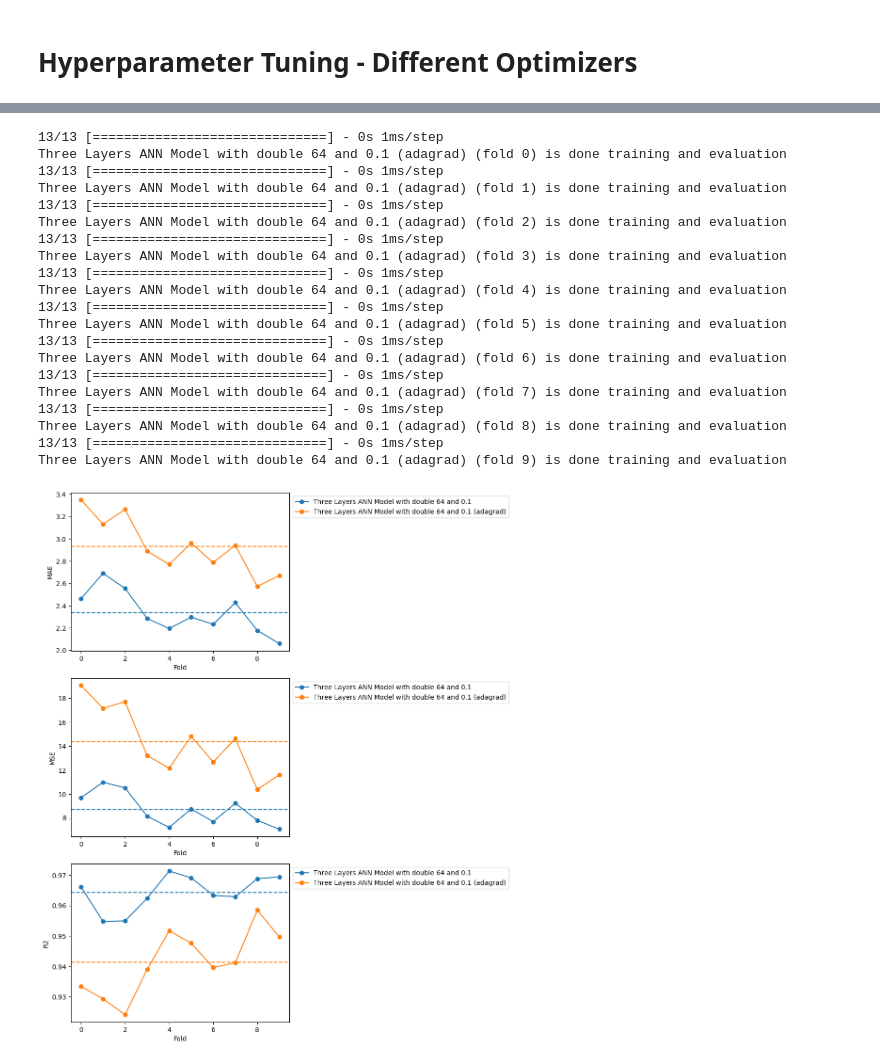
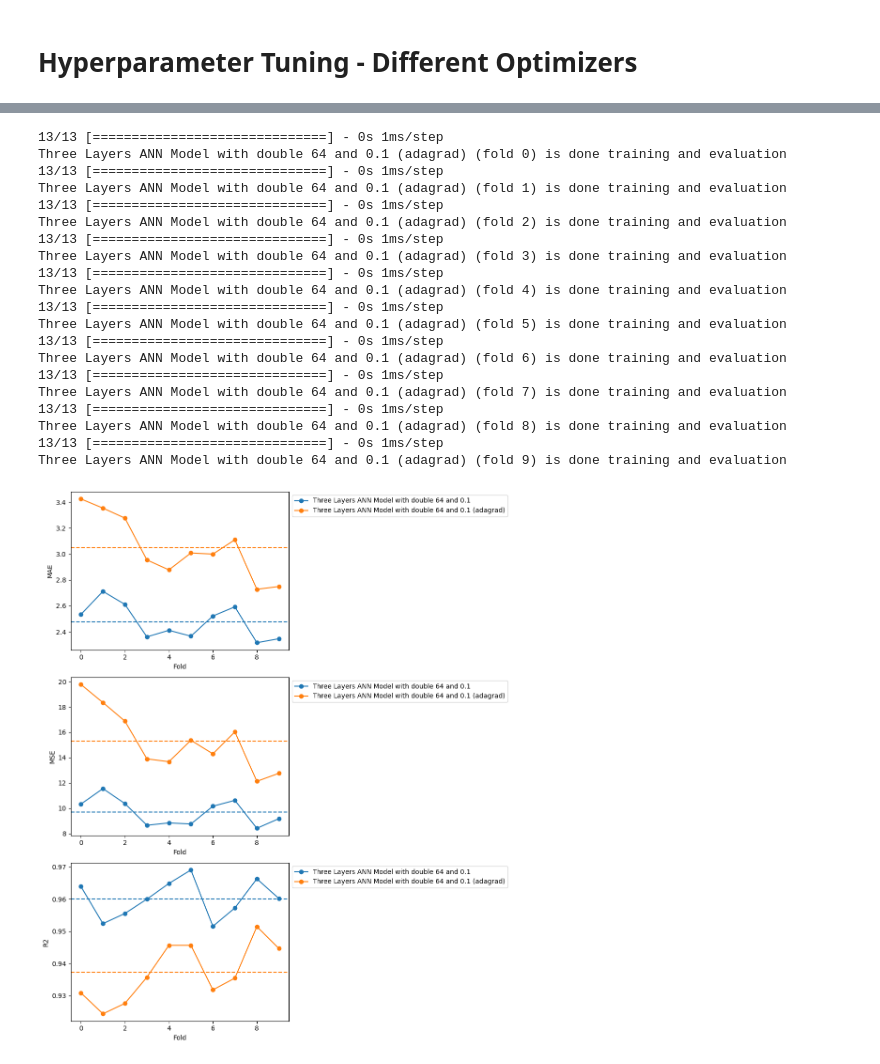
Before and after one commit to jonaslwq/dsa4262_part1, a Jupyter notebook: ANN.ipynb, the cells around one changed output, grey strips where cells are left out. Drawn from its saved outputs; the diff is of its cells as text; code cells hidden in the pictures.

```diff
--- a/ANN.ipynb
+++ b/ANN.ipynb
@@ -249,8 +249,8 @@ results_df
 # %%
 model = Sequential()
-model.add(Dense(units=64, activation='relu', input_dim=35))
+model.add(Dense(units=64, activation='relu', input_dim=17))
 model.add(Dropout(0.1))
-model.add(Dense(units=64, activation='relu', input_dim=35))
+model.add(Dense(units=64, activation='relu'))
 model.add(Dropout(0.1))
 model.add(Dense(units=1, activation='linear'))
 model.compile(optimizer="adam", loss='mean_squared_error')
@@ -258,11 +258,11 @@ model.compile(optimizer="adam", loss='mean_squared_error')
 results_df = evaluate_model(model, "Three Layers ANN Model with double 64 and 0.1", results_df, full_features)
 
 model = Sequential()
-model.add(Dense(units=64, activation='relu', input_dim=35))
+model.add(Dense(units=64, activation='relu', input_dim=17))
 model.add(Dropout(0.3))
-model.add(Dense(units=64, activation='relu', input_dim=35))
+model.add(Dense(units=64, activation='relu'))
 model.add(Dropout(0.3))
-model.add(Dense(units=32, activation='relu', input_dim=35))
+model.add(Dense(units=32, activation='relu'))
 model.add(Dropout(0.3))
 model.add(Dense(units=1, activation='linear'))
 model.compile(optimizer="adam", loss='mean_squared_error')
@@ -270,11 +270,11 @@ model.compile(optimizer="adam", loss='mean_squared_error')
 results_df = evaluate_model(model, "Four Layers ANN Model with double 64 and 0.3", results_df, full_features)
 
 model = Sequential()
-model.add(Dense(units=64, activation='relu', input_dim=35))
+model.add(Dense(units=64, activation='relu', input_dim=17))
 model.add(Dropout(0.3))
-model.add(Dense(units=64, activation='relu', input_dim=35))
+model.add(Dense(units=64, activation='relu'))
 model.add(Dropout(0.3))
-model.add(Dense(units=64, activation='relu', input_dim=35))
+model.add(Dense(units=64, activation='relu'))
 model.add(Dropout(0.3))
 model.add(Dense(units=1, activation='linear'))
 model.compile(optimizer="adam", loss='mean_squared_error')
@@ -282,11 +282,11 @@ model.compile(optimizer="adam", loss='mean_squared_error')
 results_df = evaluate_model(model, "Four Layers ANN Model with triple 64 and 0.3", results_df, full_features)
 
 model = Sequential()
-model.add(Dense(units=64, activation='relu', input_dim=35))
+model.add(Dense(units=64, activation='relu', input_dim=17))
 model.add(Dropout(0.5))
-model.add(Dense(units=64, activation='relu', input_dim=35))
+model.add(Dense(units=64, activation='relu'))
 model.add(Dropout(0.5))
-model.add(Dense(units=64, activation='relu', input_dim=35))
+model.add(Dense(units=64, activation='relu'))
 model.add(Dropout(0.5))
 model.add(Dense(units=1, activation='linear'))
 model.compile(optimizer="adam", loss='mean_squared_error')
@@ -327,10 +327,10 @@ from sklearn.preprocessing import StandardScaler, OneHotEncoder
 import pandas as pd
 
 # Define preprocessing steps for numerical and categorical features
-numeric_features = ['X1', 'X2', 'X3', 'X4', 'X5', 'X6']
+numeric_features = ['X1', 'X2', 'X3', 'X4', 'X5', 'X6','X10', 'X11']
 numeric_transformer = StandardScaler()
 
-categorical_features = ['X7', 'X8', 'X9', 'X10', 'X11', 'X12']
+categorical_features = ['X7', 'X8', 'X9', 'X12']
 categorical_transformer = OneHotEncoder(handle_unknown='ignore')
 
 # Apply transformations to numerical features
@@ -394,9 +394,9 @@ model_scores = {
 }
 
 model = Sequential()
-model.add(Dense(units=64, activation='relu', input_dim=35))
+model.add(Dense(units=64, activation='relu', input_dim=17))
 model.add(Dropout(0.1))
-model.add(Dense(units=64, activation='relu', input_dim=35))
+model.add(Dense(units=64, activation='relu'))
 model.add(Dropout(0.1))
 model.add(Dense(units=1, activation='linear'))
 model.compile(optimizer="adam", loss='mean_squared_error')
@@ -619,9 +619,9 @@ opt_model_scores = {
 }
 
 model = Sequential()
-model.add(Dense(units=64, activation='relu', input_dim=35))
+model.add(Dense(units=64, activation='relu', input_dim=17))
 model.add(Dropout(0.1))
-model.add(Dense(units=64, activation='relu', input_dim=35))
+model.add(Dense(units=64, activation='relu', input_dim=17))
 model.add(Dropout(0.1))
 model.add(Dense(units=1, activation='linear'))
 model.compile(optimizer="adam", loss='mean_squared_error')
@@ -655,36 +655,36 @@ print_model_scores(opt_model_scores)
 # %%
 model = Sequential()
-model.add(Dense(units=64, activation='relu', input_dim=35))
+model.add(Dense(units=64, activation='relu', input_dim=17))
 model.add(Dropout(0.1))
-model.add(Dense(units=64, activation='relu', input_dim=35))
+model.add(Dense(units=64, activation='relu', input_dim=17))
 model.add(Dropout(0.1))
 model.add(Dense(units=1, activation='linear'))
 model.compile(optimizer="adagrad", loss='mean_squared_error')
 
 opt_model_scores = cv_eval_model(model, "Three Layers ANN Model with double 64 and 0.1 (adagrad)", opt_model_scores, X_processed, y)
 
 print_model_scores(opt_model_scores)
 # %% [output]
 13/13 [==============================] - 0s 1ms/step
 Three Layers ANN Model with double 64 and 0.1 (adagrad) (fold 0) is done training and evaluation
 13/13 [==============================] - 0s 1ms/step
 Three Layers ANN Model with double 64 and 0.1 (adagrad) (fold 1) is done training and evaluation
 13/13 [==============================] - 0s 1ms/step
 Three Layers ANN Model with double 64 and 0.1 (adagrad) (fold 2) is done training and evaluation
 13/13 [==============================] - 0s 1ms/step
 Three Layers ANN Model with double 64 and 0.1 (adagrad) (fold 3) is done training and evaluation
 13/13 [==============================] - 0s 1ms/step
 Three Layers ANN Model with double 64 and 0.1 (adagrad) (fold 4) is done training and evaluation
 13/13 [==============================] - 0s 1ms/step
 Three Layers ANN Model with double 64 and 0.1 (adagrad) (fold 5) is done training and evaluation
 13/13 [==============================] - 0s 1ms/step
 Three Layers ANN Model with double 64 and 0.1 (adagrad) (fold 6) is done training and evaluation
 13/13 [==============================] - 0s 1ms/step
 Three Layers ANN Model with double 64 and 0.1 (adagrad) (fold 7) is done training and evaluation
 13/13 [==============================] - 0s 1ms/step
 Three Layers ANN Model with double 64 and 0.1 (adagrad) (fold 8) is done training and evaluation
 13/13 [==============================] - 0s 1ms/step
 Three Layers ANN Model with double 64 and 0.1 (adagrad) (fold 9) is done training and evaluation
-[figure, old version]
+[figure, new version]
 # %%
 model = Sequential()
```
Also changed, not shown: parts of 21 cells of this notebook, 1 other file.
